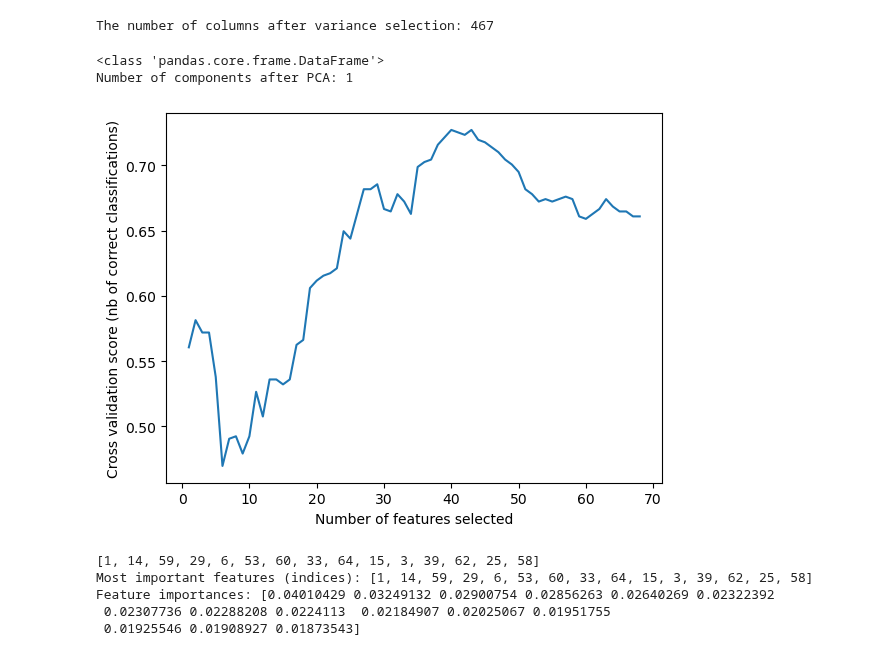
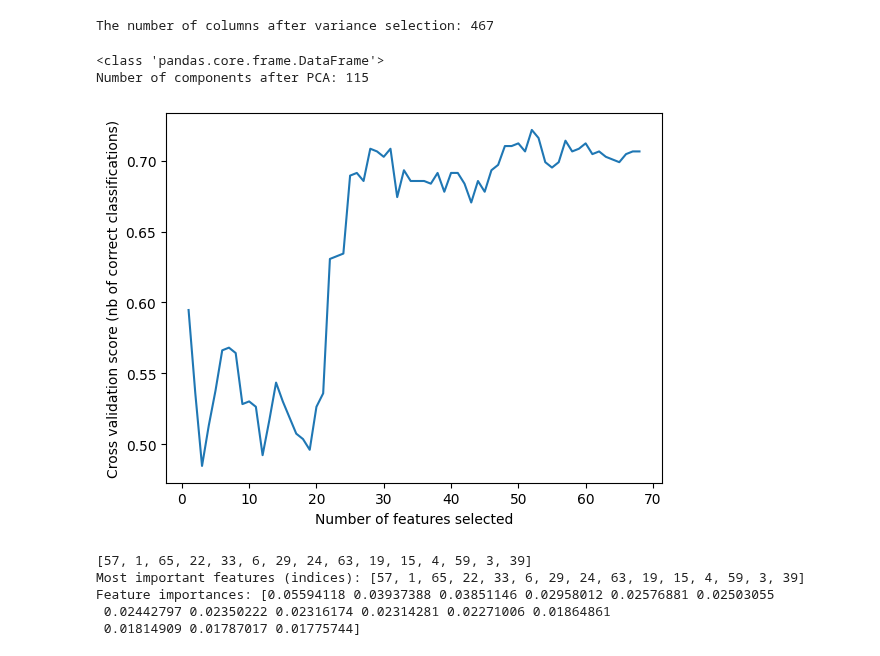
Before and after one commit to livkrom/Machine-Learning, a Jupyter notebook: TM10007_ML_Project-main/assignment.ipynb, the cells around one changed output. Saved outputs shown, nothing was run; the diff lists cells and outputs as text; code cells hidden in the pictures.

Commit message:
added split test train data

```diff
--- a/TM10007_ML_Project-main/assignment.ipynb
+++ b/TM10007_ML_Project-main/assignment.ipynb
@@ -110,39 +127,45 @@ df.iloc[:, 1:] = scaler.fit_transform(df.iloc[:, 1:])
 # Feature selection based on variance
 variance_selector = VarianceThreshold(threshold=0.01)
 data_var= variance_selector.fit_transform(df.iloc[:, 1:])
+data_var = pd.DataFrame(data_var)
 
 print(f'The number of columns after variance selection: {(data_var.shape[1])}')
 # %% [output]
 The number of columns after variance selection: 467
 # %%
 # Apply PCA based on them to explain 99% of the data
-pca = decomposition.PCA(n_components=0.2)
+pca = decomposition.PCA(n_components=None)
 data_pca = pca.fit_transform(data_var)
 
 print(type(data))
 print(f"Number of components after PCA: {data_pca.shape[1]}")
 # %% [output]
 <class 'pandas.core.frame.DataFrame'>
-Number of components after PCA: 1
+Number of components after PCA: 115
 # %%
+# Split into train and test
+X = data_pca
+y = data.iloc[:, 0].map({'liposarcoma': 1, 'lipoma': 0})
+X_train, X_test, y_train, y_test = model_selection.train_test_split(X, y, test_size=0.2, stratify=y)
+
 # Feature selection by RFE
 svc = svm.SVC(kernel="linear")
 
 # classifications
 rfecv = feature_selection.RFECV(
     estimator=svc, step=1,
     cv=model_selection.StratifiedKFold(4),
     scoring='roc_auc')
 rfecv.fit(X_train, y_train)
 
 # Plot number of features VS. cross-validation scores
 plt.figure()
 plt.xlabel("Number of features selected")
 plt.ylabel("Cross validation score (nb of correct classifications)")
 plt.plot(range(1, len(rfecv.cv_results_["mean_test_score"]) + 1), rfecv.cv_results_["mean_test_score"])
 plt.show()
 # %% [output]
-[figure, old version]
+[figure, new version]
 # %%
 # Feature selection with Random Forest
 randomforest =  RandomForestClassifier(n_estimators = 100, random_state=42)
@@ -158,8 +181,8 @@ print(important_features)
 print(f"Most important features (indices): {important_features}")
 print(f"Feature importances: {feature_importance[important_features]}")
 # %% [output]
-[1, 14, 59, 29, 6, 53, 60, 33, 64, 15, 3, 39, 62, 25, 58]
-Most important features (indices): [1, 14, 59, 29, 6, 53, 60, 33, 64, 15, 3, 39, 62, 25, 58]
-Feature importances: [0.04010429 0.03249132 0.02900754 0.02856263 0.02640269 0.02322392
- 0.02307736 0.02288208 0.0224113  0.02184907 0.02025067 0.01951755
- 0.01925546 0.01908927 0.01873543]
+[57, 1, 65, 22, 33, 6, 29, 24, 63, 19, 15, 4, 59, 3, 39]
+Most important features (indices): [57, 1, 65, 22, 33, 6, 29, 24, 63, 19, 15, 4, 59, 3, 39]
+Feature importances: [0.05594118 0.03937388 0.03851146 0.02958012 0.02576881 0.02503055
+ 0.02442797 0.02350222 0.02316174 0.02314281 0.02271006 0.01864861
+ 0.01814909 0.01787017 0.01775744]
```
Also changed, not shown: parts of 2 cells of this notebook.
